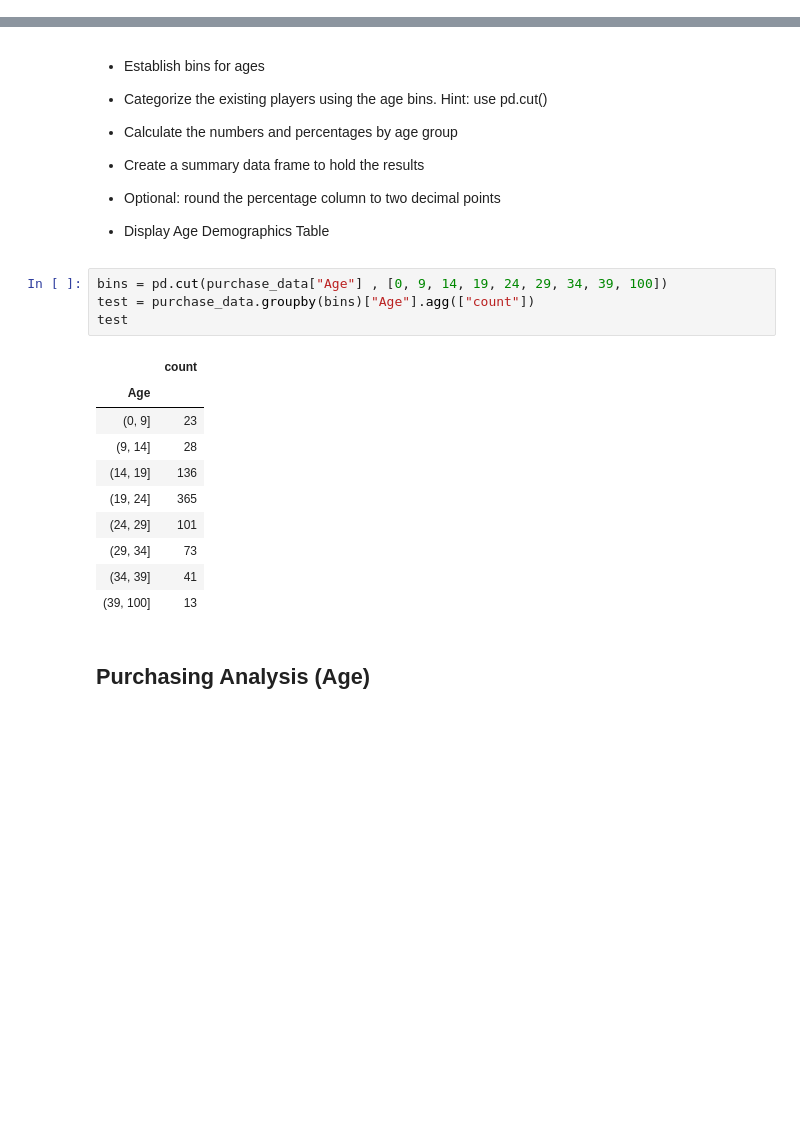
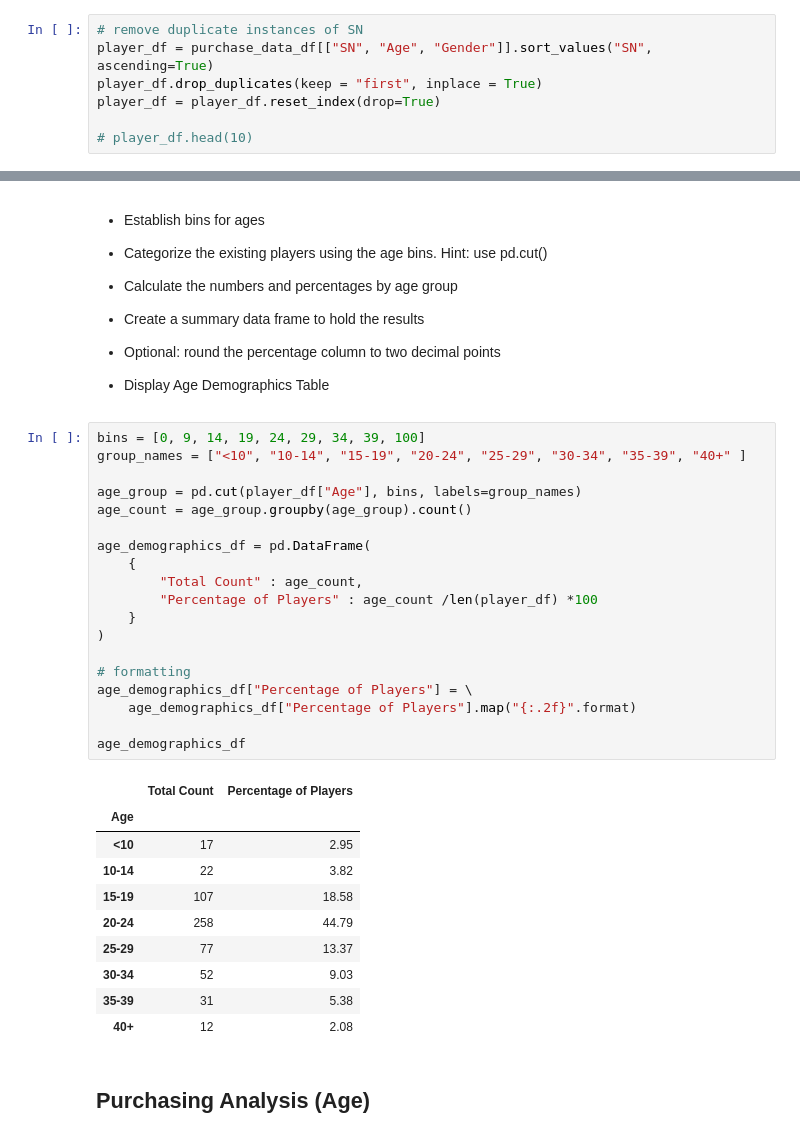
Before and after one commit to phamkdaniel/HeroesOfPymoli, a Jupyter notebook: HeroesOfPymoli_starter.ipynb, the cells around one changed output, grey strips where cells are left out. Drawn from its saved outputs; the diff is of its cells as text; blank space fills up the shorter version.

```diff
--- a/HeroesOfPymoli_starter.ipynb
+++ b/HeroesOfPymoli_starter.ipynb
@@ -108,0 +90,7 @@ gender_df
+# %%
+# remove duplicate instances of SN
+player_df = purchase_data_df[["SN", "Age", "Gender"]].sort_values("SN", ascending=True)
+player_df.drop_duplicates(keep = "first", inplace = True)
+player_df = player_df.reset_index(drop=True)
+
+# player_df.head(10)
@@ -157,21 +181,36 @@ gender_analysis_df
 
 
 * Display Age Demographics Table
-# %%
-bins = pd.cut(purchase_data["Age"] , [0, 9, 14, 19, 24, 29, 34, 39, 100])
-test = purchase_data.groupby(bins)["Age"].agg(["count"])
-test
-# %% [output]
-|  | count |
-| Age |  |
-| (0, 9] | 23 |
-| (9, 14] | 28 |
-| (14, 19] | 136 |
-| (19, 24] | 365 |
-| (24, 29] | 101 |
-| (29, 34] | 73 |
-| (34, 39] | 41 |
-| (39, 100] | 13 |
+# %%
+bins = [0, 9, 14, 19, 24, 29, 34, 39, 100]
+group_names = ["<10", "10-14", "15-19", "20-24", "25-29", "30-34", "35-39", "40+" ]
+
+age_group = pd.cut(player_df["Age"], bins, labels=group_names)
+age_count = age_group.groupby(age_group).count()
+
+age_demographics_df = pd.DataFrame(
+    {
+        "Total Count" : age_count,
+        "Percentage of Players" : age_count /len(player_df) *100
+    }
+)
+
+# formatting
+age_demographics_df["Percentage of Players"] = \
+    age_demographics_df["Percentage of Players"].map("{:.2f}".format)
+
+age_demographics_df
+# %% [output]
+|  | Total Count | Percentage of Players |
+| Age |  |  |
+| <10 | 17 | 2.95 |
+| 10-14 | 22 | 3.82 |
+| 15-19 | 107 | 18.58 |
+| 20-24 | 258 | 44.79 |
+| 25-29 | 77 | 13.37 |
+| 30-34 | 52 | 9.03 |
+| 35-39 | 31 | 5.38 |
+| 40+ | 12 | 2.08 |
 # %% [markdown]
 ## Purchasing Analysis (Age)
 # %% [markdown]
```
Also changed, not shown: parts of 16 cells of this notebook.
